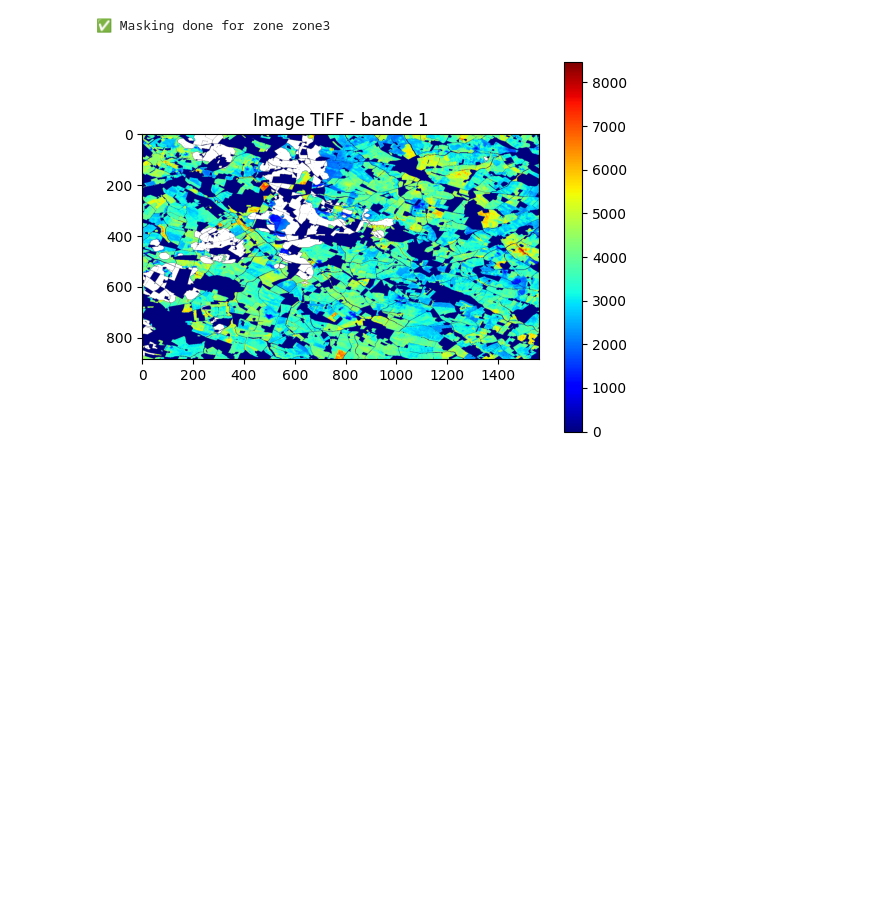
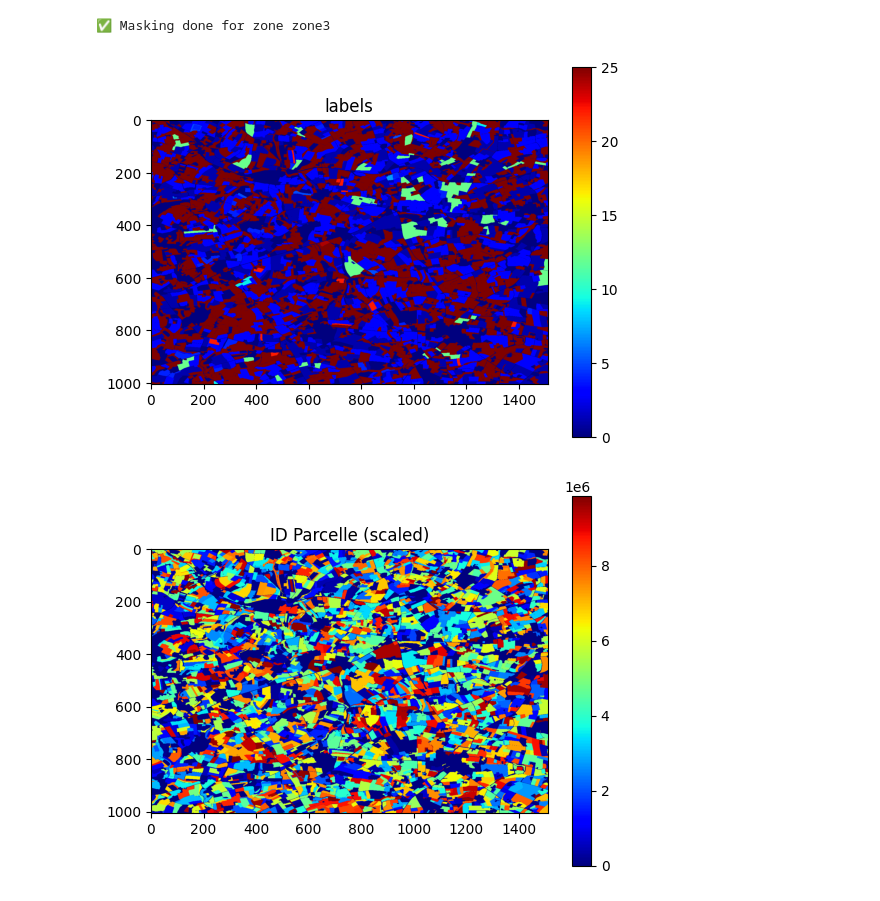
Before and after one commit to giovannisetaro/DSWProject_CropIdentification, a Jupyter notebook: manual_jobs/dataset_creation_pipeline.ipynb, the cells around one changed output. Drawn from its saved outputs; the diff is of its cells as text; code cells hidden in the pictures; blank space fills up the shorter version.

```diff
--- a/manual_jobs/dataset_creation_pipeline.ipynb
+++ b/manual_jobs/dataset_creation_pipeline.ipynb
@@ -167,14 +200,20 @@ mask_no_labeled_pixel_all_zones(base_dir)
 # %%
 import rasterio
 import matplotlib.pyplot as plt
 
 # Open the TIFF file
-with rasterio.open("/Users/placiermoise/Documents/dsw_proj/remote sensing crop classification/data/Tif/zone1/sentinel2_20230501_masked.tif") as src:
-    img = src.read(4)
+with rasterio.open("/Users/placiermoise/Documents/dsw_proj/remote sensing crop classification/data/Tif/zone1/labels_raster_masked.tif") as src:
+    labels = src.read(1)
+    Id_Parcelle = src.read(2)
 
-plt.imshow(img, cmap='jet')  # or 'viridis', 'jet', etc.
+plt.imshow(labels, cmap='jet')  # or 'viridis', 'jet', etc.
 plt.colorbar()
-plt.title('Image TIFF - bande 1')
+plt.title('labels')
 plt.show()
+plt.imshow(Id_Parcelle, cmap='jet', vmin=np.min(Id_Parcelle), vmax=np.max(Id_Parcelle))
+plt.colorbar()
+plt.title('ID Parcelle (scaled)')
+plt.show()
 # %% [output]
-[figure, old version]
+[figure, new version]
+[figure, added]
```
Also changed, not shown: parts of 6 cells of this notebook, 4 other files.
